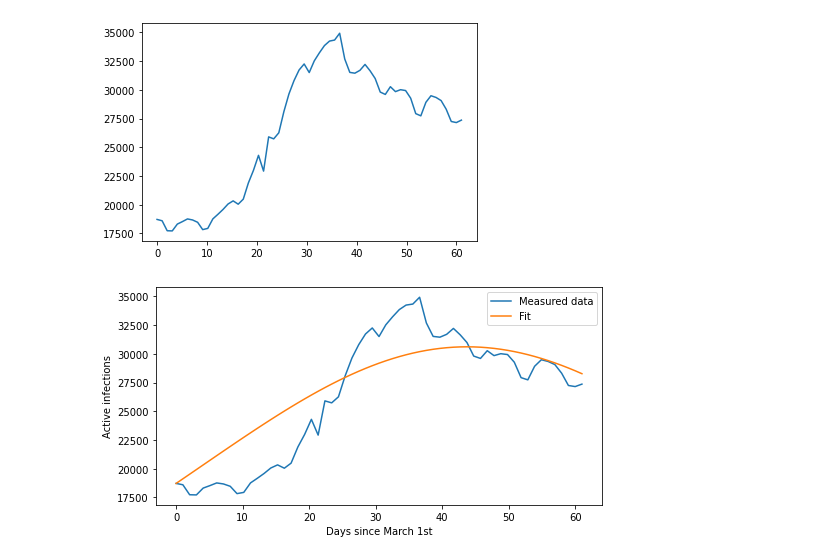
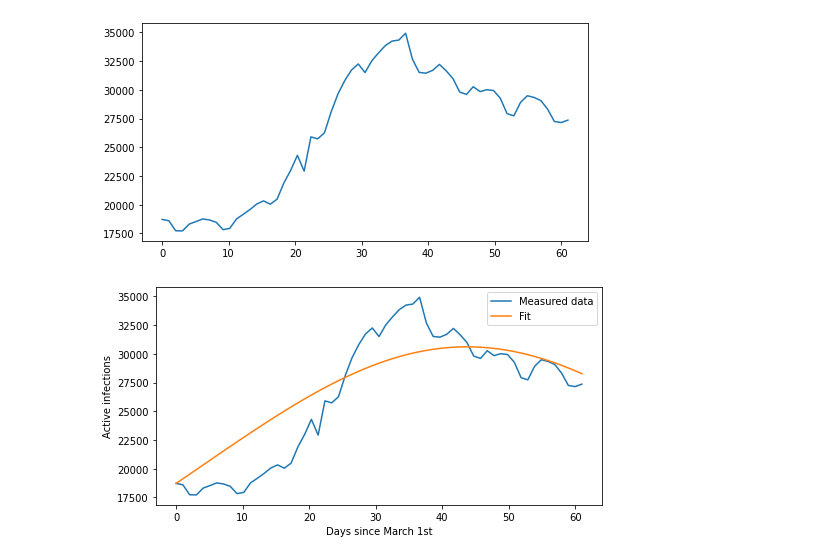
Before and after one commit to ThibaultMagnini/Kmeans-COVID-19-BelgianProvinces, a Jupyter notebook: SIR-Model/provinces_fitting.ipynb, the cells around one changed output. Drawn from its saved outputs; the diff is of its cells as text; code cells hidden in the pictures.

Commit message:
Gave data graphs a different scale

```diff
--- a/SIR-Model/provinces_fitting.ipynb
+++ b/SIR-Model/provinces_fitting.ipynb
@@ -76,15 +76,16 @@ time_steps = np.linspace(0, 61, 61)
 # %%
 # Cluster 1
 np.random.seed(42)
 active1 = np.array(res[1]["active"])
 x = np.linspace(0, 61, 61)
+plt.figure(figsize=(8, 4))
 plt.plot(x, active1[107:168])
 recovered1 = res[1]["recovered"]
 # plt.plot(x, recovered[107:174])
 total1 = res[1]["total"]
 # plt.plot(x, total[107:174])
 # %% [output]
-[figure, old version]
+[figure, new version]
 # %%
 pop = 1869730 + 1200945 + 1525255 + 877370 + 1109800
 S0 = round((pop - total1[107]))
```
Also changed, not shown: parts of 9 cells of this notebook.
